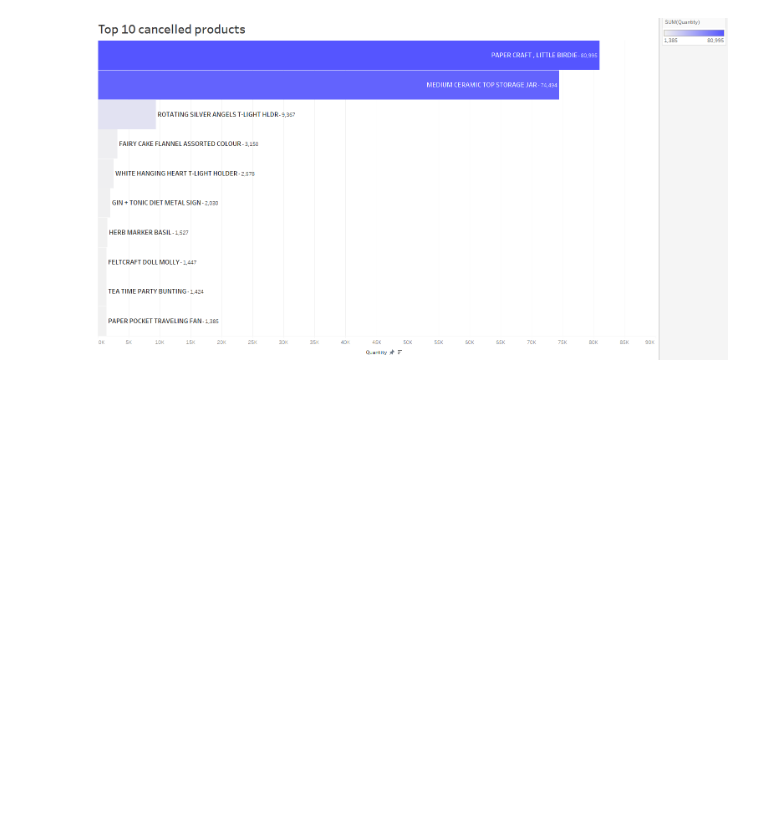
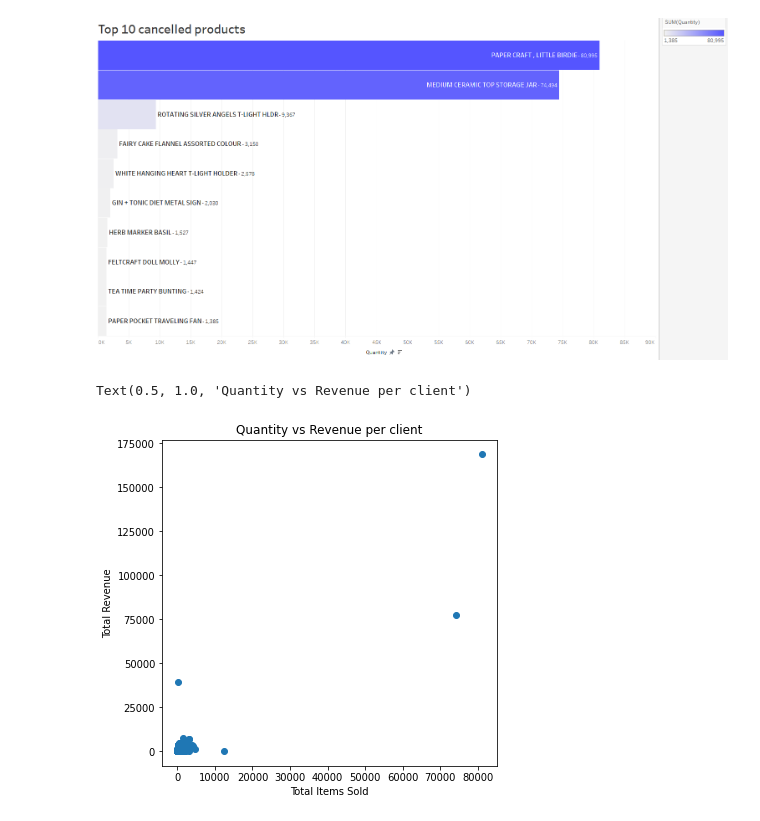
Before and after one commit to rajdeepmondal1/customer-segmentation, a Jupyter notebook: Customer_Segmentation_Arpan_+_Rajdeep.ipynb, the cells around one changed output. Cells and saved outputs as stored; diff of their text form; code cells hidden in the pictures; blank space fills up the shorter version.

```diff
--- a/Customer_Segmentation_Arpan_+_Rajdeep.ipynb
+++ b/Customer_Segmentation_Arpan_+_Rajdeep.ipynb
@@ -658,3 +658,12 @@ a_updated_quantity
 a_updated_quantity.to_csv('top_10_cancelled_items_by_quantity.csv')
 # %% [markdown]
 ![Top 10 cancelled products by quantity.PNG](embedded-picture-1)
+# %%
+fig, axes = plt.subplots(1, 1, figsize=(6, 6))
+plt.scatter(df_orders_cleaned_stock_code['Quantity'], df_orders_cleaned_stock_code['TotalRevenue'])
+plt.xlabel('Total Items Sold')
+plt.ylabel('Total Revenue')
+plt.title('Quantity vs Revenue per client')
+# %% [output]
+Text(0.5, 1.0, 'Quantity vs Revenue per client')
+[figure, added]
```
Also changed, not shown: parts of 22 cells of this notebook.
